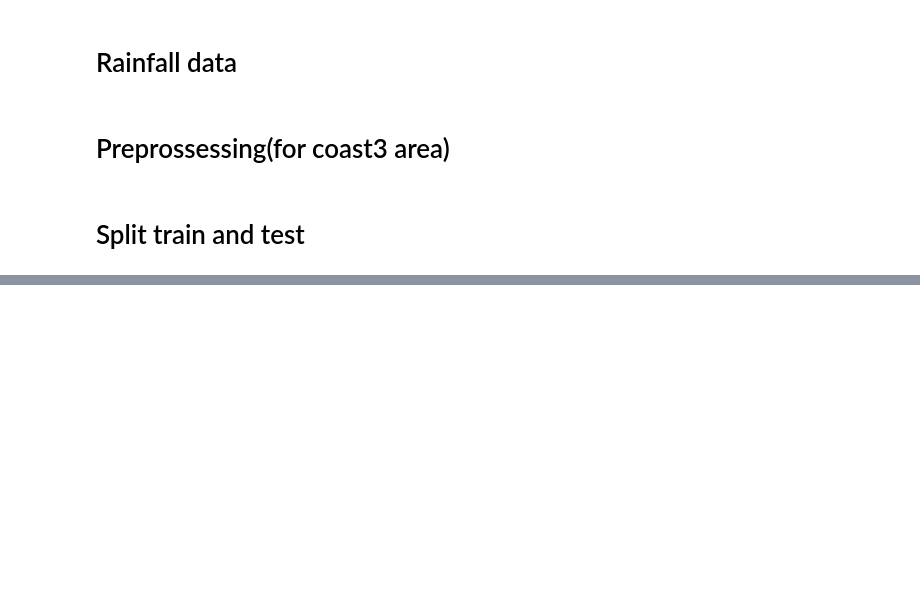
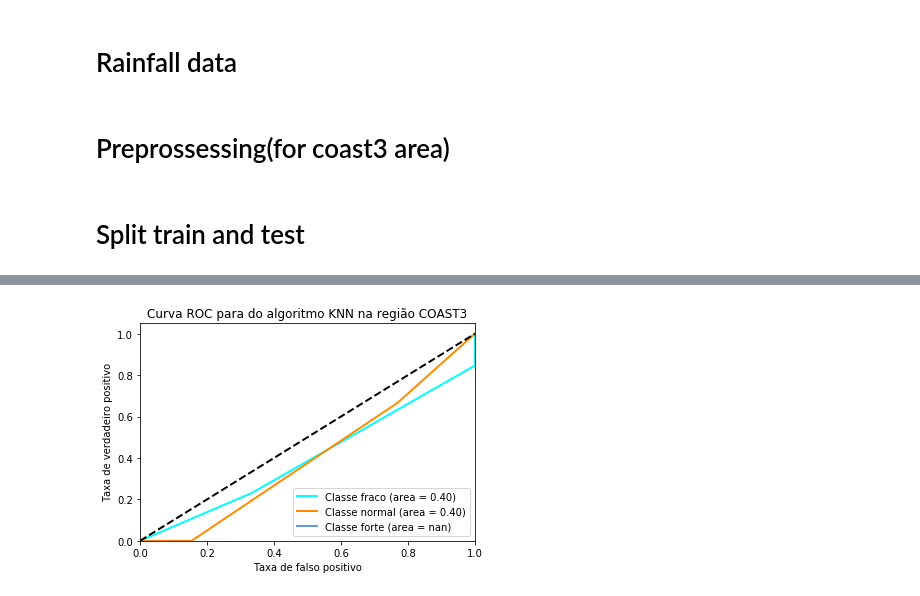
Before and after one commit to tiagotele/experimentos_oceanografia, a Jupyter notebook: Rainfall Forecast COAST3.ipynb, the cells around one changed output, grey strips where cells are left out. Drawn from its saved outputs; the diff is of its cells as text; code cells hidden in the pictures; blank space fills up the shorter version.

Commit message:
Adding roc curve to notebooks

```diff
--- a/Rainfall Forecast COAST3.ipynb
+++ b/Rainfall Forecast COAST3.ipynb
@@ -75,4 +94,6 @@ metrics.accuracy_score(test_df['classes'], new_pred_class)
 # %%
-plot_roc(classifier, X_train, X_test, y_tr, y_tt, n_classes, algorithm="knn", area=region)
+plot_roc(classifier, X_train, X_test, y_tr, y_tt, n_classes, algorithm="KNN", area=region)
+# %% [output]
+[figure, added]
 # %%
 new_pred_class, classifier = test_svc(X_train,y_train, X_test)
```
Also changed, not shown: parts of 23 cells of this notebook, 8 other files.
